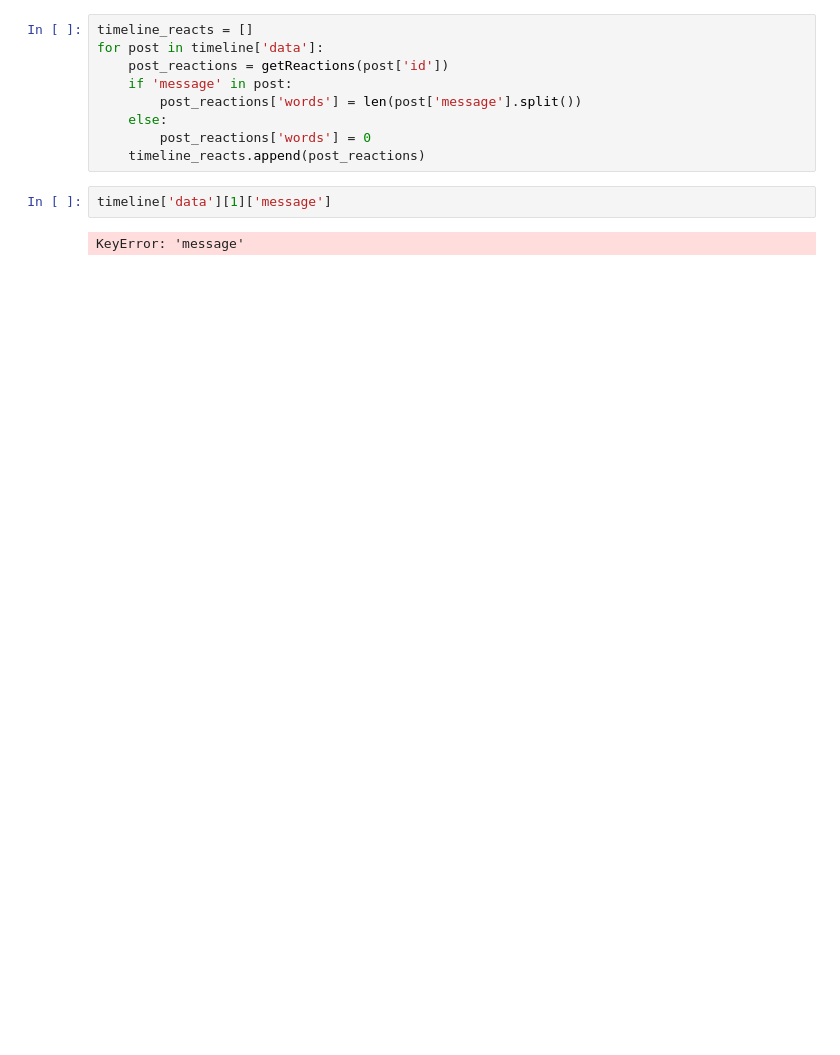
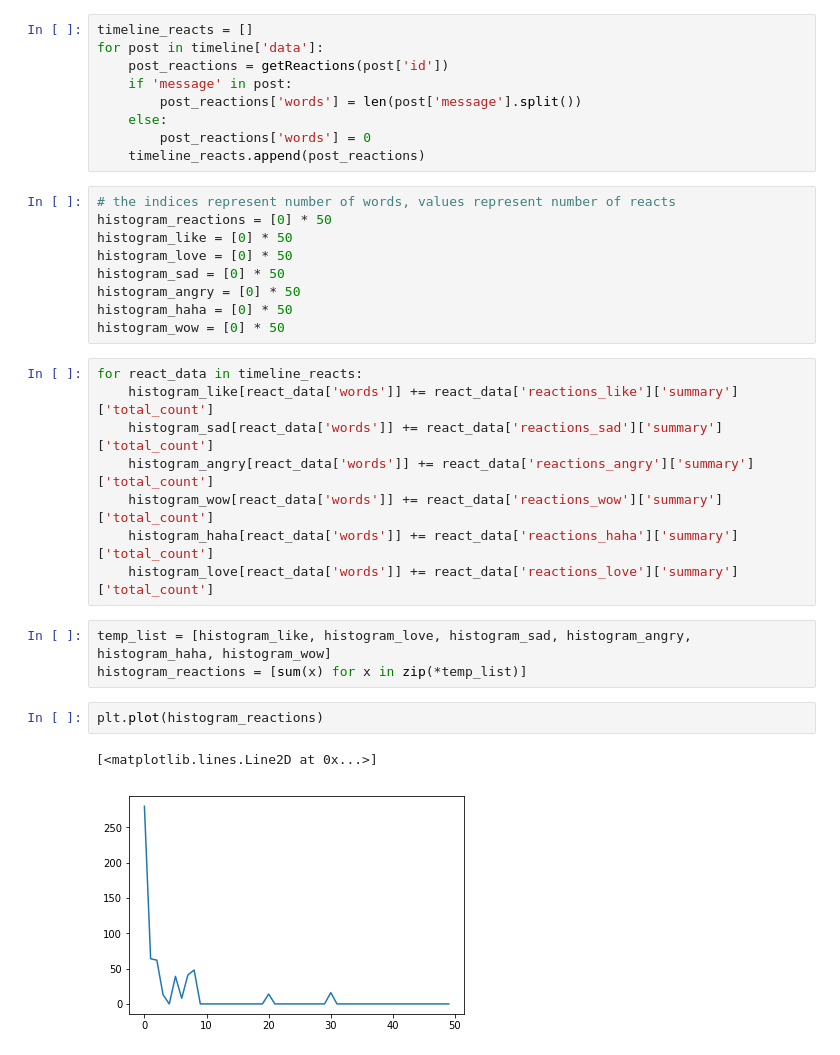
Before and after one commit to dheerajpreddy/Facebook-Crawling, a Jupyter notebook: Report.ipynb, the cells around one changed output. Saved outputs shown, nothing was run; the diff lists cells and outputs as text; blank space fills up the shorter version.

Commit message:
Generated graphs for reactions vs words

```diff
--- a/Report.ipynb
+++ b/Report.ipynb
@@ -42,7 +42,28 @@ for post in timeline['data']:
     else:
         post_reactions['words'] = 0
     timeline_reacts.append(post_reactions)
-# %%
-timeline['data'][1]['message']
-# %% [output]
-KeyError: 'message'
+# %%
+# the indices represent number of words, values represent number of reacts
+histogram_reactions = [0] * 50
+histogram_like = [0] * 50
+histogram_love = [0] * 50
+histogram_sad = [0] * 50
+histogram_angry = [0] * 50
+histogram_haha = [0] * 50
+histogram_wow = [0] * 50
+# %%
+for react_data in timeline_reacts:
+    histogram_like[react_data['words']] += react_data['reactions_like']['summary']['total_count']
+    histogram_sad[react_data['words']] += react_data['reactions_sad']['summary']['total_count']
+    histogram_angry[react_data['words']] += react_data['reactions_angry']['summary']['total_count']
+    histogram_wow[react_data['words']] += react_data['reactions_wow']['summary']['total_count']
+    histogram_haha[react_data['words']] += react_data['reactions_haha']['summary']['total_count']
+    histogram_love[react_data['words']] += react_data['reactions_love']['summary']['total_count']
+# %%
+temp_list = [histogram_like, histogram_love, histogram_sad, histogram_angry, histogram_haha, histogram_wow]
+histogram_reactions = [sum(x) for x in zip(*temp_list)]
+# %%
+plt.plot(histogram_reactions)
+# %% [output]
+[<matplotlib.lines.Line2D at 0x...>]
+[figure, added]
```
Also changed, not shown: parts of 8 cells of this notebook.
